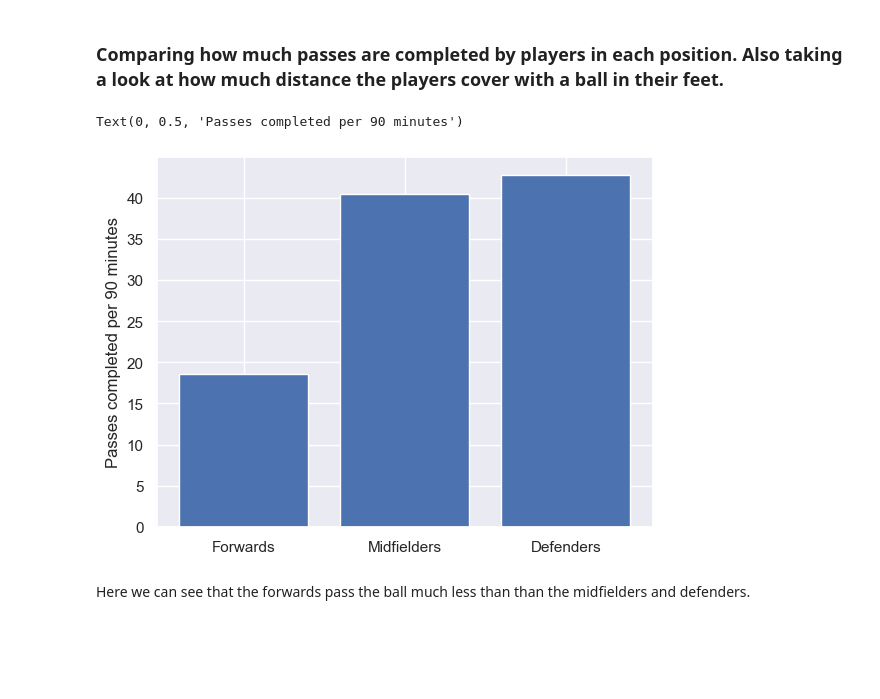
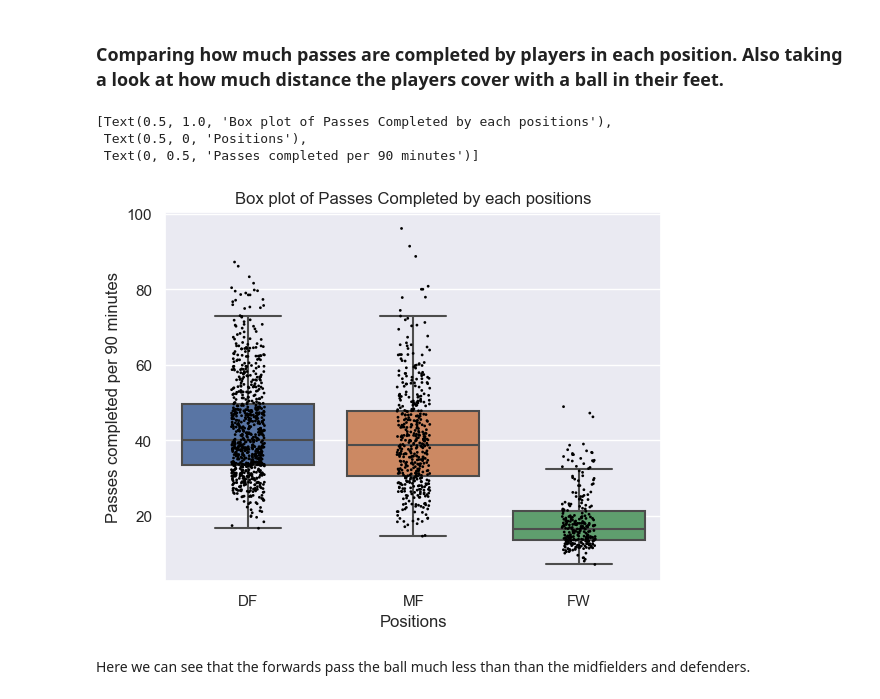
Before and after one commit to ubco-W2022T1-cosc301/project-group-25, a Jupyter notebook: notebooks/analysis1.ipynb, the cells around one changed output. Saved outputs shown, nothing was run; the diff lists cells and outputs as text; code cells hidden in the pictures; blank space fills up the shorter version.

Commit message:
updated the visualizations
milestone 3 feedback update

```diff
--- a/notebooks/analysis1.ipynb
+++ b/notebooks/analysis1.ipynb
@@ -235,18 +235,27 @@ plt.legend(handles, labels)
 Here we can see that the stats that directly relate to involvement in the goal scoring are dominated by the forwards. The midfielders show prowess in both the attacking and defensive attributes. The more defensive attributes such as tackles, blocks, interceptions and clearances are dominated by the defenders.
 # %% [markdown]
 ### Comparing how much passes are completed by players in each position. Also taking a look at how much distance the players cover with a ball in their feet.
-# %%
-passes = [forwards.PasCmp.mean(), midfielders.PasCmp.mean(), defenders.PasCmp.mean()]
-pos = ["Forwards", "Midfielders", "Defenders"]
-
-#Bar plot
-plt.bar(x = pos,
-        height = passes)
-
-#Labels
-plt.ylabel("Passes completed per 90 minutes")
-# %% [output]
-Text(0, 0.5, 'Passes completed per 90 minutes')
-[figure, removed]
+# %%
+passes = df[['Pos', 'PasCmp']]
+
+bp = sns.boxplot(data = passes,
+                 x = 'Pos',
+                 y = 'PasCmp',
+                 showfliers = False)
+
+sns.stripplot(data = passes,
+              x = 'Pos',
+              y = 'PasCmp',
+              size = 2,
+              color = 'black')
+
+bp.set(title = "Box plot of Passes Completed by each positions",
+       xlabel = 'Positions',
+       ylabel = 'Passes completed per 90 minutes')
+# %% [output]
+[Text(0.5, 1.0, 'Box plot of Passes Completed by each positions'),
+ Text(0.5, 0, 'Positions'),
+ Text(0, 0.5, 'Passes completed per 90 minutes')]
+[figure, added]
 # %% [markdown]
 Here we can see that the forwards pass the ball much less than than the midfielders and defenders.
```
Also changed, not shown: parts of 8 cells of this notebook, 1 other file.
